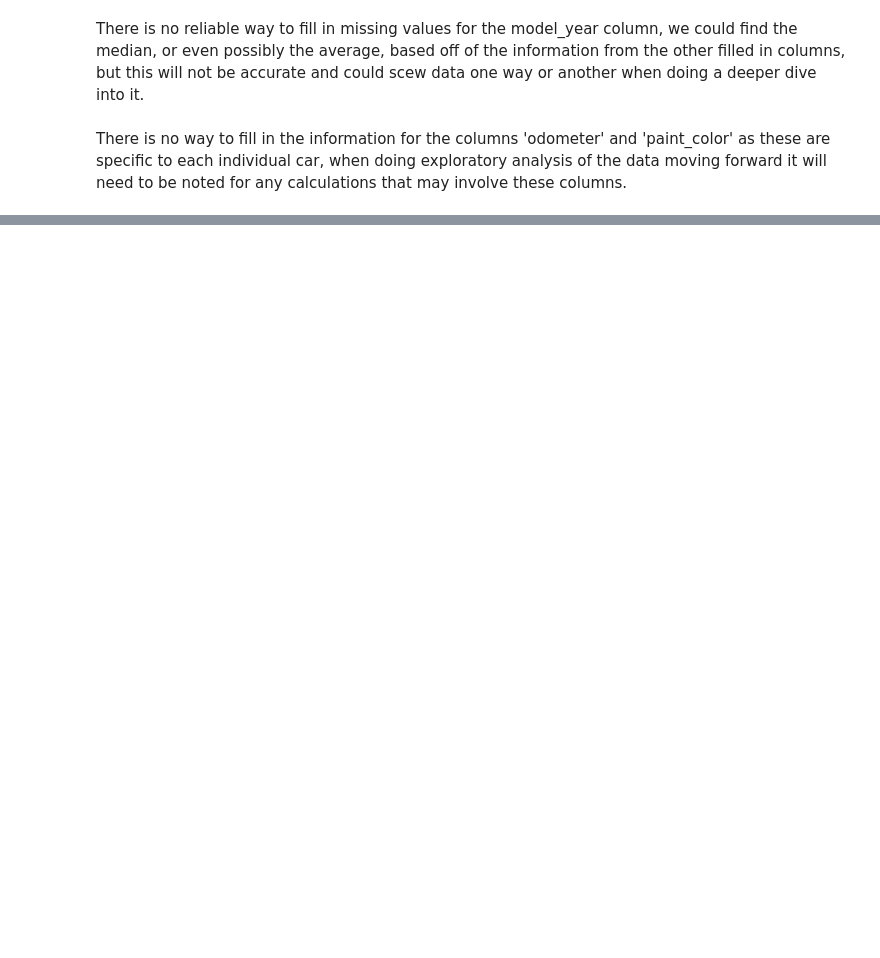
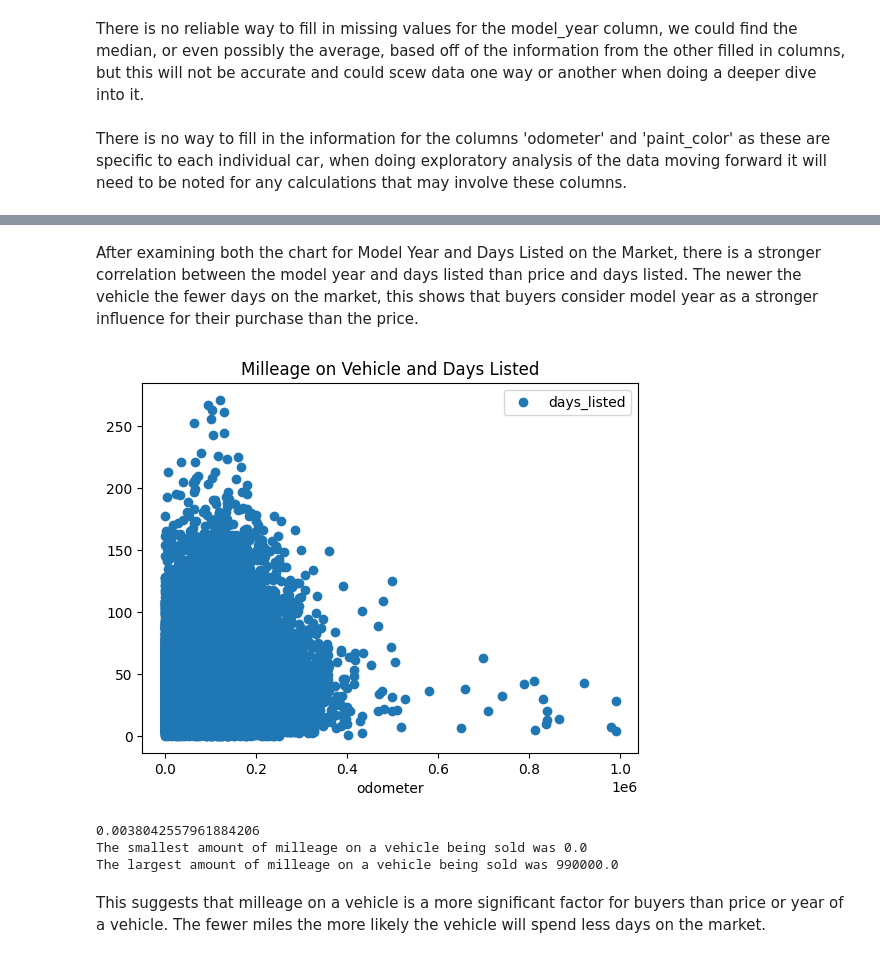
Before and after one commit to michav95/Car-Advertisement, a Jupyter notebook: Notebooks/EDA.ipynb, the cells around one changed output, grey strips where cells are left out. Cells and saved outputs as stored; diff of their text form; code cells hidden in the pictures; blank space fills up the shorter version.

```diff
--- a/Notebooks/EDA.ipynb
+++ b/Notebooks/EDA.ipynb
@@ -145,0 +146,19 @@ max      271.00000
+# %% [markdown]
+After examining both the chart for Model Year and Days Listed on the Market, there is a stronger correlation between the model year and days listed than price and days listed. The newer the vehicle the fewer days on the market, this shows that buyers consider model year as a stronger influence for their purchase than the price.
+# %%
+df.plot(x='odometer',y='days_listed',title='Milleage on Vehicle and Days Listed', style='o')
+plt.show()
+
+odometer_min = df['odometer'].min()
+odometer_max = df['odometer'].max()
+
+print(df['odometer'].corr(df['days_listed']))
+print(f'The smallest amount of milleage on a vehicle being sold was {odometer_min}')
+print(f'The largest amount of milleage on a vehicle being sold was {odometer_max}')
+# %% [output]
+[figure, added]
+0.0038042557961884206
+The smallest amount of milleage on a vehicle being sold was 0.0
+The largest amount of milleage on a vehicle being sold was 990000.0
+# %% [markdown]
+This suggests that milleage on a vehicle is a more significant factor for buyers than price or year of a vehicle. The fewer miles the more likely the vehicle will spend less days on the market.
```
Also changed, not shown: parts of 13 cells of this notebook.
